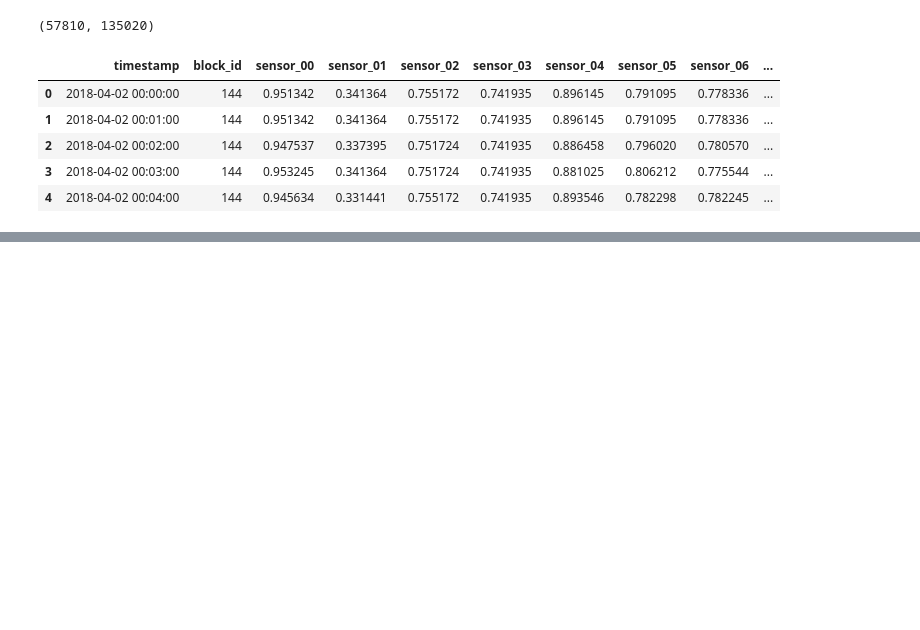
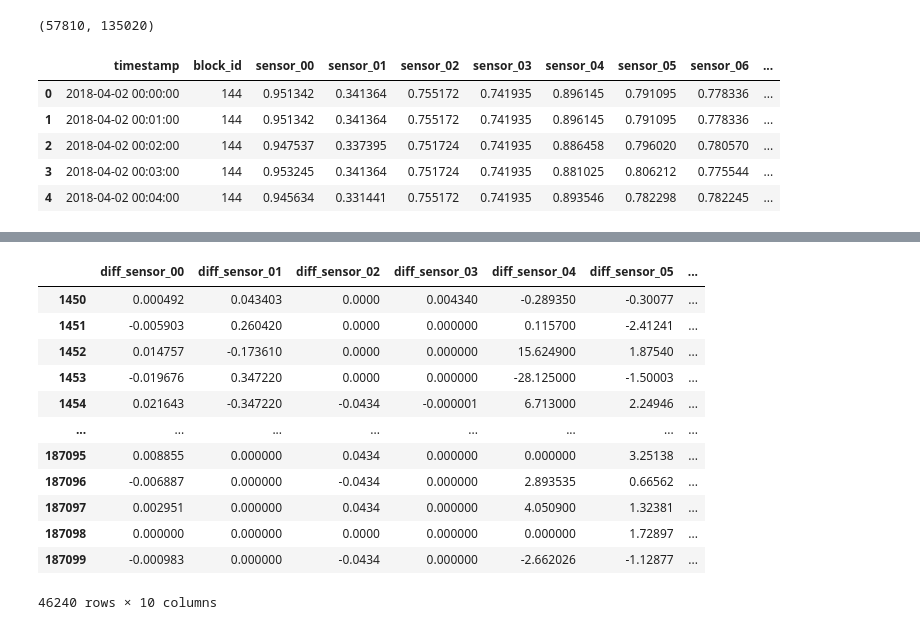
Before and after one commit to ngodoannghia/daicc, a Jupyter notebook: normalize_data.ipynb, the cells around one changed output, grey strips where cells are left out. Cells and saved outputs as stored; diff of their text form; code cells hidden in the pictures; blank space fills up the shorter version.

```diff
--- a/normalize_data.ipynb
+++ b/normalize_data.ipynb
@@ -138,0 +286,2 @@ all_feature.shape
+# %%
+tmp = tmp.groupby('block_id')[num_feature].diff().add_prefix('diff_')
@@ -138,0 +294,16 @@ all_feature.shape
+# %%
+tmp
+# %% [output]
+|  | diff_sensor_00 | diff_sensor_01 | diff_sensor_02 | diff_sensor_03 | diff_sensor_04 | diff_sensor_05 | ... |
+| 1450 | 0.000492 | 0.043403 | 0.0000 | 0.004340 | -0.289350 | -0.30077 | ... |
+| 1451 | -0.005903 | 0.260420 | 0.0000 | 0.000000 | 0.115700 | -2.41241 | ... |
+| 1452 | 0.014757 | -0.173610 | 0.0000 | 0.000000 | 15.624900 | 1.87540 | ... |
+| 1453 | -0.019676 | 0.347220 | 0.0000 | 0.000000 | -28.125000 | -1.50003 | ... |
+| 1454 | 0.021643 | -0.347220 | -0.0434 | -0.000001 | 6.713000 | 2.24946 | ... |
+| ... | ... | ... | ... | ... | ... | ... | ... |
+| 187095 | 0.008855 | 0.000000 | 0.0434 | 0.000000 | 0.000000 | 3.25138 | ... |
+| 187096 | -0.006887 | 0.000000 | -0.0434 | 0.000000 | 2.893535 | 0.66562 | ... |
+| 187097 | 0.002951 | 0.000000 | 0.0434 | 0.000000 | 4.050900 | 1.32381 | ... |
+| 187098 | 0.000000 | 0.000000 | 0.0000 | 0.000000 | 0.000000 | 1.72897 | ... |
+| 187099 | -0.000983 | 0.000000 | -0.0434 | 0.000000 | -2.662026 | -1.12877 | ... |
+46240 rows × 10 columns
```
Also changed, not shown: parts of 53 cells of this notebook, 42 other files.
